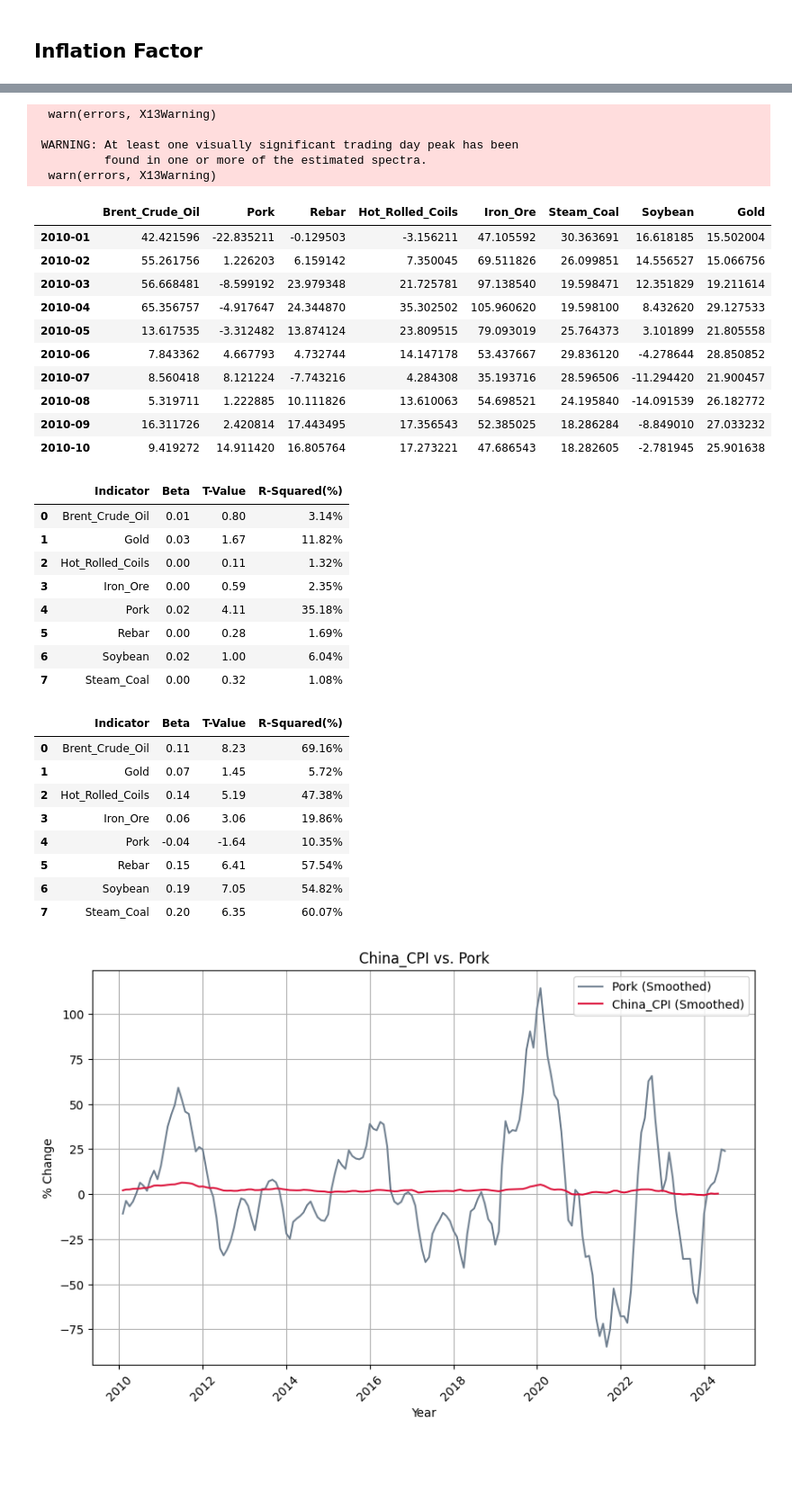
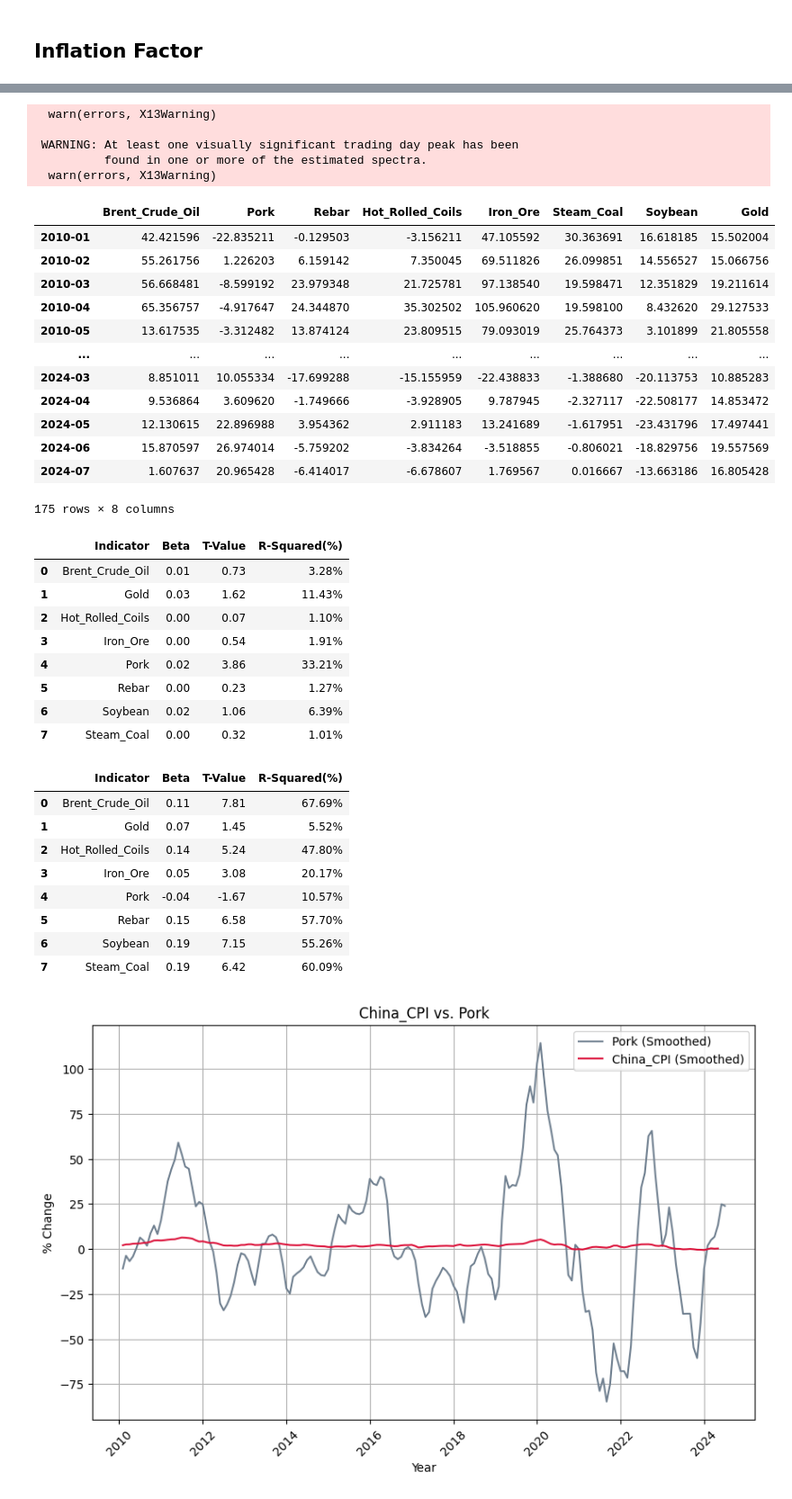
Before and after one commit to miaxiaozl/forex-project, a Jupyter notebook: notebooks/01_data_collection.ipynb, the cells around one changed output, grey strips where cells are left out. Shown at 90% size. Drawn from its saved outputs; the diff is of its cells as text; code cells hidden in the pictures; blank space fills up the shorter version.

```diff
--- a/notebooks/01_data_collection.ipynb
+++ b/notebooks/01_data_collection.ipynb
@@ -29,7 +29,7 @@ IN NO CIRCUMSTANCE SHALL WIND BE RESPONSIBLE FOR ANY DAMAGES OR LOSSES CAUSED BY
 # %%
 start_date = "2009-01-01" # actually from 2010, extract data for preprocessing
 end_date = "2024-06-30"
-pd.set_option('display.max_rows', 10)
+pd.set_option('display.max_rows', 20)
 # %%
 # takes a dict of indicators and their corresponding ticker in Wind to
 # create a DataFrame containing the data extracted from Wind API
@@ -564,53 +569,55 @@ china_infl_targs.head(10)
 # %%
 china_infl_df = extract_inds_irr(china_inflation_inds)
 # china_infl_df = lag_data(china_infl_df) # lag data by 1 period
 china_infl_df = china_infl_df.interpolate(method="linear")  # interpolate missing values
 china_infl_df = apply_x11(china_infl_df, china_infl_df.columns)
 china_infl_df = logyoy(china_infl_df, china_infl_df.columns)
-china_infl_df.head(10)
+china_infl_df
 # %% [output]
   warn(errors, X13Warning)
 
  WARNING: At least one visually significant trading day peak has been
           found in one or more of the estimated spectra.
   warn(errors, X13Warning)
 |  | Brent_Crude_Oil | Pork | Rebar | Hot_Rolled_Coils | Iron_Ore | Steam_Coal | Soybean | Gold |
 | 2010-01 | 42.421596 | -22.835211 | -0.129503 | -3.156211 | 47.105592 | 30.363691 | 16.618185 | 15.502004 |
 | 2010-02 | 55.261756 | 1.226203 | 6.159142 | 7.350045 | 69.511826 | 26.099851 | 14.556527 | 15.066756 |
 | 2010-03 | 56.668481 | -8.599192 | 23.979348 | 21.725781 | 97.138540 | 19.598471 | 12.351829 | 19.211614 |
 | 2010-04 | 65.356757 | -4.917647 | 24.344870 | 35.302502 | 105.960620 | 19.598100 | 8.432620 | 29.127533 |
 | 2010-05 | 13.617535 | -3.312482 | 13.874124 | 23.809515 | 79.093019 | 25.764373 | 3.101899 | 21.805558 |
-| 2010-06 | 7.843362 | 4.667793 | 4.732744 | 14.147178 | 53.437667 | 29.836120 | -4.278644 | 28.850852 |
-| 2010-07 | 8.560418 | 8.121224 | -7.743216 | 4.284308 | 35.193716 | 28.596506 | -11.294420 | 21.900457 |
-| 2010-08 | 5.319711 | 1.222885 | 10.111826 | 13.610063 | 54.698521 | 24.195840 | -14.091539 | 26.182772 |
-| 2010-09 | 16.311726 | 2.420814 | 17.443495 | 17.356543 | 52.385025 | 18.286284 | -8.849010 | 27.033232 |
-| 2010-10 | 9.419272 | 14.911420 | 16.805764 | 17.273221 | 47.686543 | 18.282605 | -2.781945 | 25.901638 |
+| ... | ... | ... | ... | ... | ... | ... | ... | ... |
+| 2024-03 | 8.851011 | 10.055334 | -17.699288 | -15.155959 | -22.438833 | -1.388680 | -20.113753 | 10.885283 |
+| 2024-04 | 9.536864 | 3.609620 | -1.749666 | -3.928905 | 9.787945 | -2.327117 | -22.508177 | 14.853472 |
+| 2024-05 | 12.130615 | 22.896988 | 3.954362 | 2.911183 | 13.241689 | -1.617951 | -23.431796 | 17.497441 |
+| 2024-06 | 15.870597 | 26.974014 | -5.759202 | -3.834264 | -3.518855 | -0.806021 | -18.829756 | 19.557569 |
+| 2024-07 | 1.607637 | 20.965428 | -6.414017 | -6.678607 | 1.769567 | 0.016667 | -13.663186 | 16.805428 |
+175 rows × 8 columns
 # %%
-china_infl_cpi = regress(china_infl_df.iloc[:-2], china_infl_targs, "China_CPI")
+china_infl_cpi = regress(china_infl_df.iloc[:-1], china_infl_targs, "China_CPI")
 china_infl_cpi
 # %% [output]
 |  | Indicator | Beta | T-Value | R-Squared(%) |
-| 0 | Brent_Crude_Oil | 0.01 | 0.80 | 3.14% |
-| 1 | Gold | 0.03 | 1.67 | 11.82% |
-| 2 | Hot_Rolled_Coils | 0.00 | 0.11 | 1.32% |
-| 3 | Iron_Ore | 0.00 | 0.59 | 2.35% |
-| 4 | Pork | 0.02 | 4.11 | 35.18% |
-| 5 | Rebar | 0.00 | 0.28 | 1.69% |
-| 6 | Soybean | 0.02 | 1.00 | 6.04% |
-| 7 | Steam_Coal | 0.00 | 0.32 | 1.08% |
+| 0 | Brent_Crude_Oil | 0.01 | 0.73 | 3.28% |
+| 1 | Gold | 0.03 | 1.62 | 11.43% |
+| 2 | Hot_Rolled_Coils | 0.00 | 0.07 | 1.10% |
+| 3 | Iron_Ore | 0.00 | 0.54 | 1.91% |
+| 4 | Pork | 0.02 | 3.86 | 33.21% |
+| 5 | Rebar | 0.00 | 0.23 | 1.27% |
+| 6 | Soybean | 0.02 | 1.06 | 6.39% |
+| 7 | Steam_Coal | 0.00 | 0.32 | 1.01% |
 # %%
-china_infl_ppi = regress(china_infl_df.iloc[:-2], china_infl_targs, "China_PPI")
+china_infl_ppi = regress(china_infl_df.iloc[:-1], china_infl_targs, "China_PPI")
 china_infl_ppi
 # %% [output]
 |  | Indicator | Beta | T-Value | R-Squared(%) |
-| 0 | Brent_Crude_Oil | 0.11 | 8.23 | 69.16% |
-| 1 | Gold | 0.07 | 1.45 | 5.72% |
-| 2 | Hot_Rolled_Coils | 0.14 | 5.19 | 47.38% |
-| 3 | Iron_Ore | 0.06 | 3.06 | 19.86% |
-| 4 | Pork | -0.04 | -1.64 | 10.35% |
-| 5 | Rebar | 0.15 | 6.41 | 57.54% |
-| 6 | Soybean | 0.19 | 7.05 | 54.82% |
-| 7 | Steam_Coal | 0.20 | 6.35 | 60.07% |
+| 0 | Brent_Crude_Oil | 0.11 | 7.81 | 67.69% |
+| 1 | Gold | 0.07 | 1.45 | 5.52% |
+| 2 | Hot_Rolled_Coils | 0.14 | 5.24 | 47.80% |
+| 3 | Iron_Ore | 0.05 | 3.08 | 20.17% |
+| 4 | Pork | -0.04 | -1.67 | 10.57% |
+| 5 | Rebar | 0.15 | 6.58 | 57.70% |
+| 6 | Soybean | 0.19 | 7.15 | 55.26% |
+| 7 | Steam_Coal | 0.19 | 6.42 | 60.09% |
 # %%
 china_infl_comps = ["Pork", "Brent_Crude_Oil", "Steam_Coal"]
 for comp in china_infl_comps:
```
Also changed, not shown: parts of 21 cells of this notebook.
